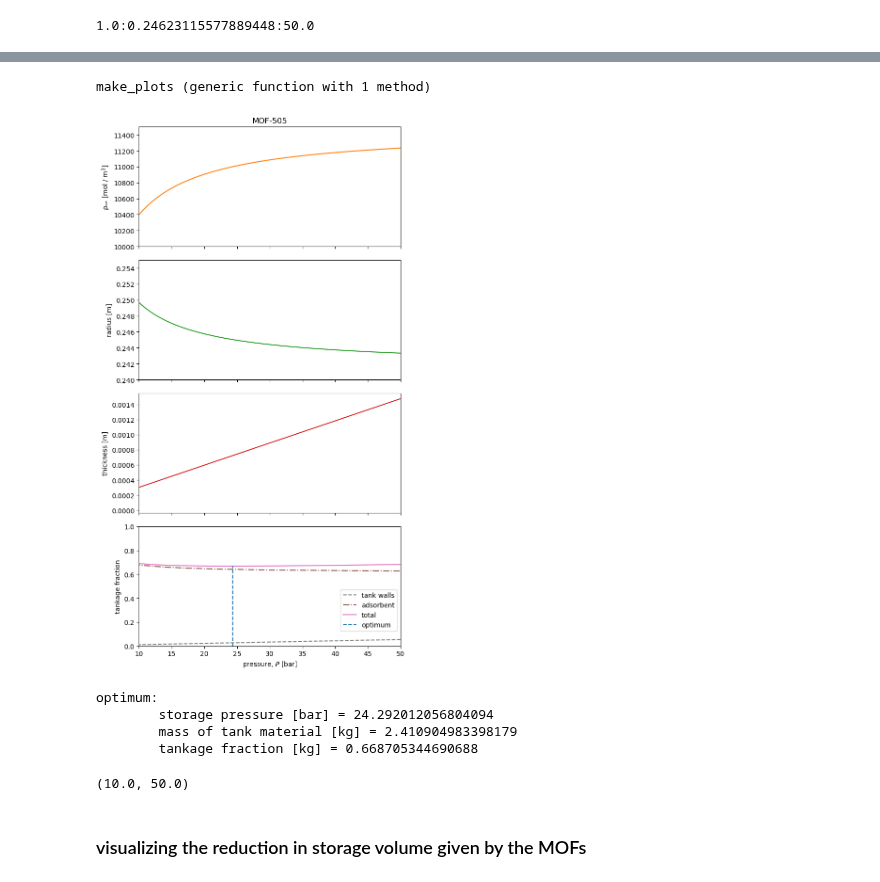
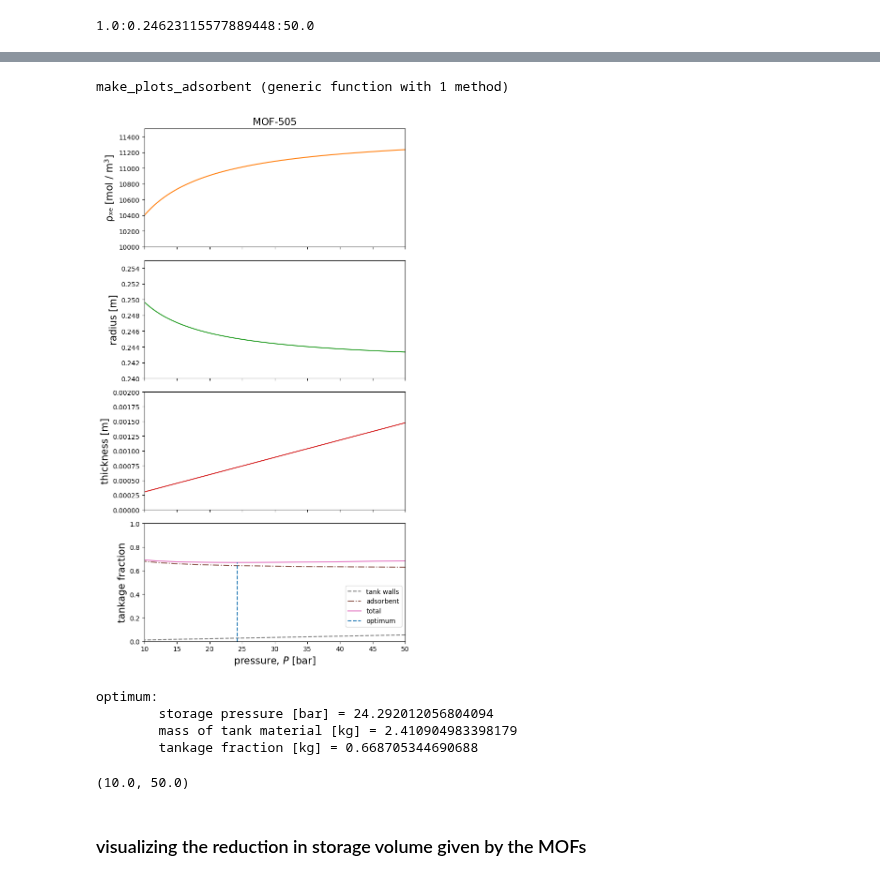
Before and after one commit to SimonEnsemble/PropellantStorage, a Jupyter notebook: Melanie analytical results.ipynb, the cells around one changed output, grey strips where cells are left out. Drawn from its saved outputs; the diff is of its cells as text; code cells hidden in the pictures.

```diff
--- a/Melanie analytical results.ipynb
+++ b/Melanie analytical results.ipynb
@@ -73,10 +73,10 @@ df_xtal = CSV.read("df_crystal.csv")
 # %%
 crystal_names = ["SBMOF-1", "CC3", "Ni-MOF-74", "HKUST-1", "SBMOF-2", "Co-formate",
-    "FMOF-Cu", "MOF-505", "Activated-Carbon", "COF-103"]
+    "FMOF-Cu", "MOF-505", "Activated-Carbon", "COF-103 (simulated)"]
 
 mof_to_marker = Dict("SBMOF-1" => "o", "CC3" => ">", "Ni-MOF-74" => "<", "HKUST-1" => "*", "SBMOF-2" => "H",
     "Co-formate" => "^", "FMOF-Cu" => "s", "MOF-505" => "v",
-    "Activated-Carbon" => "d", "COF-103" => "8")
+    "Activated-Carbon" => "d", "COF-103 (simulated)" => "8")
 mof_to_color = Dict(zip(crystal_names, ["C$i" for i = 1:length(crystal_names)]))
 # %% [output]
 Dict{String,String} with 10 entries:
@@ -302,5 +383,5 @@ end
 # %%
-function make_plots(mof::String)
+function make_plots_adsorbent(mof::String)
     println("optimum: ")
     println("\tstorage pressure [bar] = ", mof_to_optimum_results[mof]["storage pressure [bar]"])
     println("\tmass of tank material [kg] = ", mof_to_optimum_results[mof]["mass of tank material [kg]"])
@@ -311,18 +392,19 @@ function make_plots(mof::String)
 
     # density of adsorbed xe
     axs[1].plot(P_range, ρ_xe_ads.(P_range, mof), color="C1")
-    axs[1].set_ylabel("ρₓₑ [mol / m\$^3\$]")
+    axs[1].set_ylabel("ρₓₑ [mol / m\$^3\$]", size=15)
     axs[1].set_ylim(10000, 11500)
-    axs[1].set_title(mof)
+    axs[1].set_title(mof, size=15)
 
     # tank radius
     axs[2].plot(P_range, r.(P_range, mof), color="C2")
-    axs[2].set_ylabel("radius [m]")
+    axs[2].set_ylabel("radius [m]", size=15)
     axs[2].set_ylim(0.24, 0.255)
 
     # tank thickness
     axs[3].plot(P_range, t.(P_range, mof), color="C3")
-    axs[3].set_ylabel("thickness [m]")
+    axs[3].set_ylabel("thickness [m]", size=15)
+    axs[3].set_ylim(0, 0.002)
     # axs[3].axvline(x=xe_critical_pressure, linestyle="--", color="k", label="crit. pressure", lw=1)
 
 
@@ -336,20 +418,20 @@ function make_plots(mof::String)
                 color="C0", linestyle="--", label="optimum"
                 )
 
-    axs[4].set_ylabel("tankage fraction")
+    axs[4].set_ylabel("tankage fraction", size=15)
     axs[4].legend(bbox_to_anchor=(1, 0.5))
     axs[4].set_ylim(0.0, 1)
 
-    xlabel(L"pressure, $P$ [bar]")
+    xlabel(L"pressure, $P$ [bar]", size=15)
     xlim(10.0, 50.0)
-
+#    savefig(string(mof, "_shared_P_characteristics.png"))
 end
 # %% [output]
-make_plots (generic function with 1 method)
+make_plots_adsorbent (generic function with 1 method)
 # %%
-make_plots("MOF-505")
+make_plots_adsorbent("MOF-505")
 # %% [output]
-[figure, old version]
+[figure, new version]
 optimum:
         storage pressure [bar] = 24.292012056804094
         mass of tank material [kg] = 2.410904983398179
```
Also changed, not shown: parts of 15 cells of this notebook, 23 other files.
